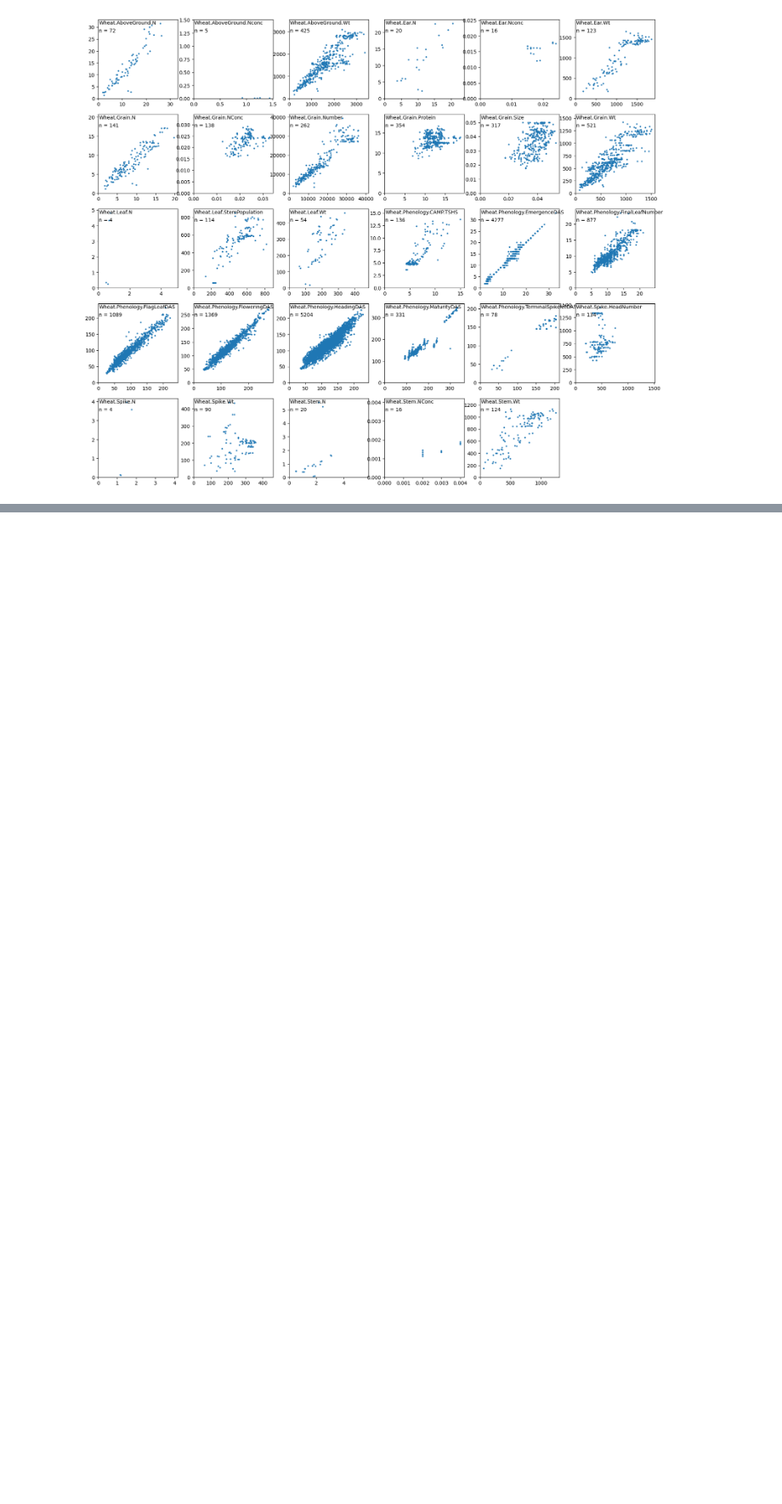
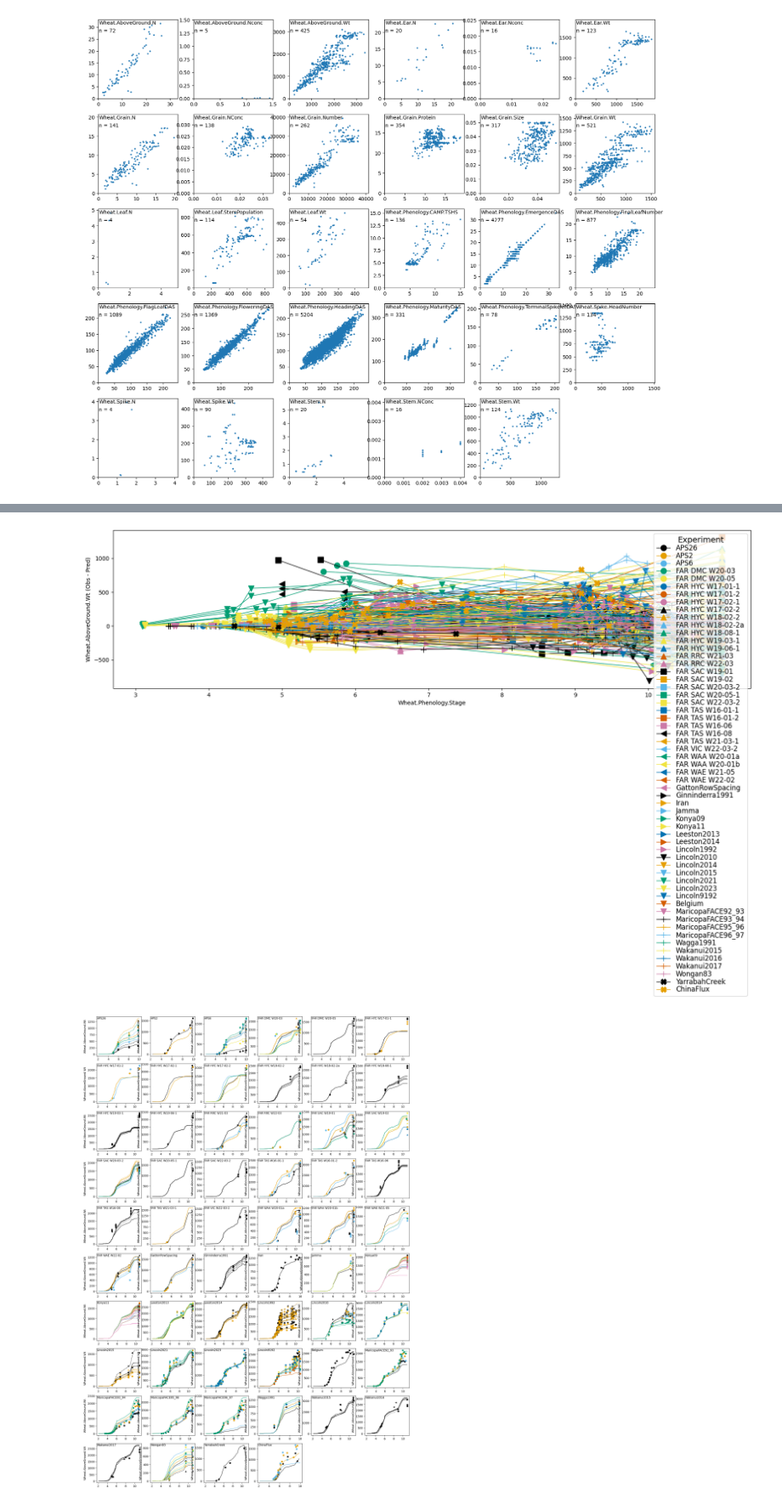
Before and after one commit to HamishBrownPFR/ApsimX, a Jupyter notebook: Prototypes/WheatSimpleLeaf/WheatAnalysis.ipynb, the cells around one changed output, grey strips where cells are left out. Shown at 85% size. Drawn from its saved outputs; the diff is of its cells as text; code cells hidden in the pictures; blank space fills up the shorter version.

```diff
--- a/Prototypes/WheatSimpleLeaf/WheatAnalysis.ipynb
+++ b/Prototypes/WheatSimpleLeaf/WheatAnalysis.ipynb
@@ -344,0 +475,5 @@ Name: Wheat.Phenology.Stage, Length: 260, dtype: float64
+# %%
+makeGraphs('Wheat.AboveGround.Wt',height = 30,legcols = 5)
+# %% [output]
+[figure, added]
+[figure, added]
```
Also changed, not shown: parts of 11 cells of this notebook, 1 other file.
